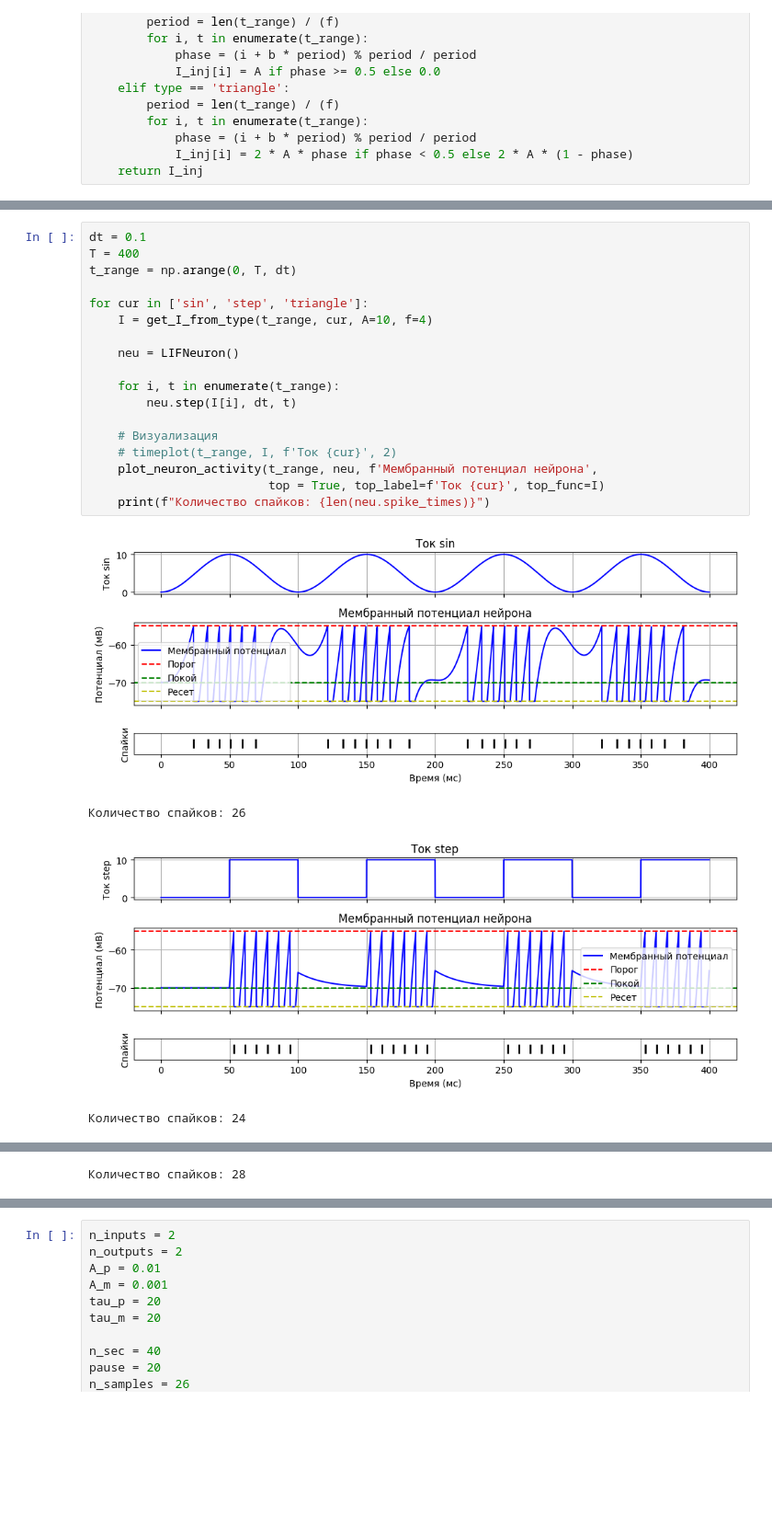
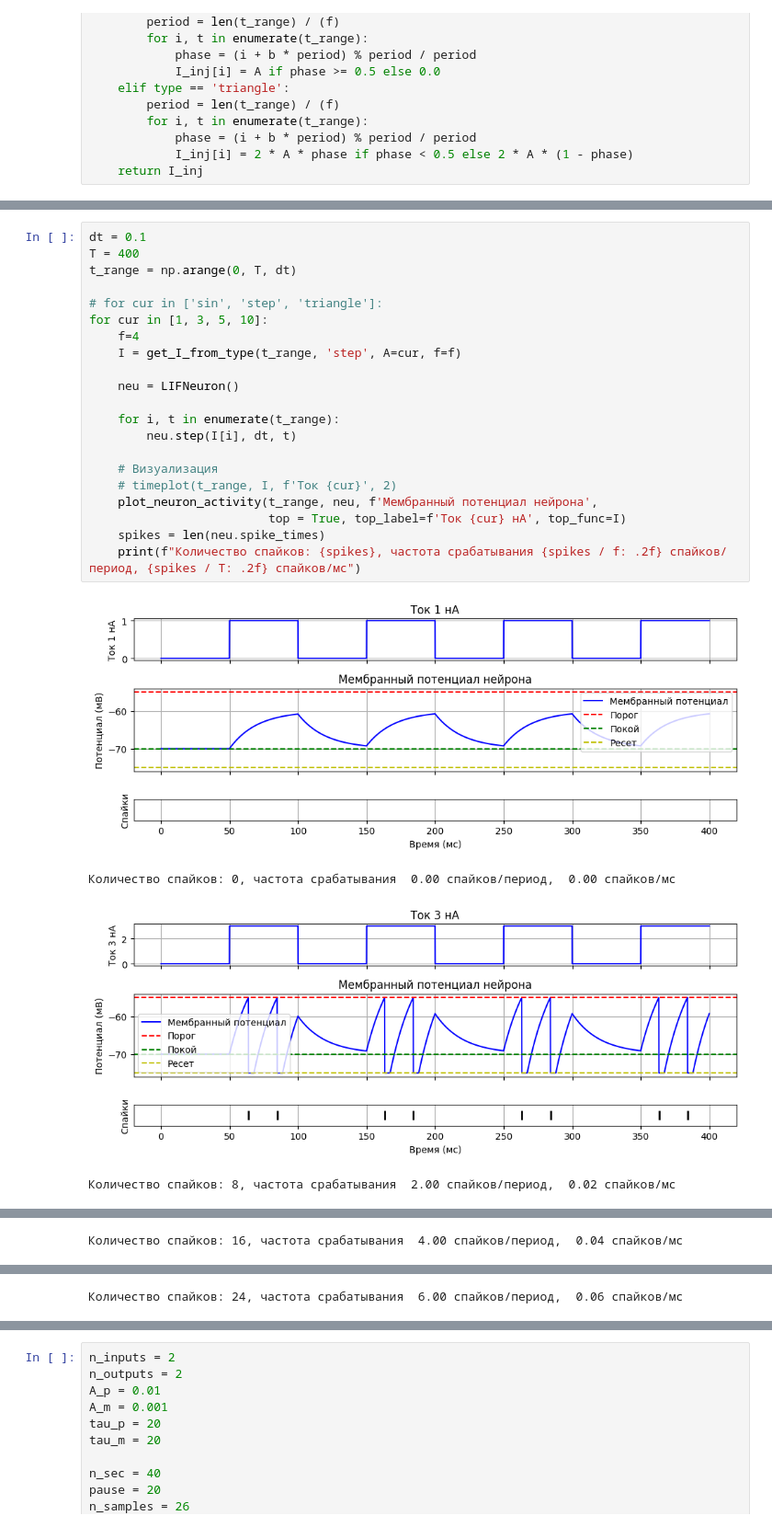
Before and after one commit to TheTangerineOwl/NN_Lab2, a Jupyter notebook: SNN.ipynb, the cells around one changed output, grey strips where cells are left out. Shown at 92% size. Cells and saved outputs as stored; diff of their text form; blank space fills up the shorter version.

```diff
--- a/SNN.ipynb
+++ b/SNN.ipynb
@@ -246,23 +271,26 @@ def get_I_from_type(t_range, type: str, A = 1, f = 1, b = 0.0):
 # %%
 dt = 0.1
 T = 400
 t_range = np.arange(0, T, dt)
 
-for cur in ['sin', 'step', 'triangle']:
-    I = get_I_from_type(t_range, cur, A=10, f=4)
+# for cur in ['sin', 'step', 'triangle']:
+for cur in [1, 3, 5, 10]:
+    f=4
+    I = get_I_from_type(t_range, 'step', A=cur, f=f)
 
     neu = LIFNeuron()
 
     for i, t in enumerate(t_range):
         neu.step(I[i], dt, t)
 
     # Визуализация
     # timeplot(t_range, I, f'Ток {cur}', 2)
     plot_neuron_activity(t_range, neu, f'Мембранный потенциал нейрона',
-                         top = True, top_label=f'Ток {cur}', top_func=I)
-    print(f"Количество спайков: {len(neu.spike_times)}")
+                         top = True, top_label=f'Ток {cur} нА', top_func=I)
+    spikes = len(neu.spike_times)
+    print(f"Количество спайков: {spikes}, частота срабатывания {spikes / f: .2f} спайков/период, {spikes / T: .2f} спайков/мс")
 # %% [output]
-[figure, old version]
+[figure, new version]
-Количество спайков: 26
+Количество спайков: 0, частота срабатывания  0.00 спайков/период,  0.00 спайков/мс
-[figure, old version]
+[figure, new version]
-Количество спайков: 24
+Количество спайков: 8, частота срабатывания  2.00 спайков/период,  0.02 спайков/мс
@@ -270 +298 @@ for cur in ['sin', 'step', 'triangle']:
-Количество спайков: 28
+Количество спайков: 16, частота срабатывания  4.00 спайков/период,  0.04 спайков/мс
@@ -270,0 +300 @@ for cur in ['sin', 'step', 'triangle']:
+Количество спайков: 24, частота срабатывания  6.00 спайков/период,  0.06 спайков/мс
```
Also changed, not shown: parts of 44 cells of this notebook.
